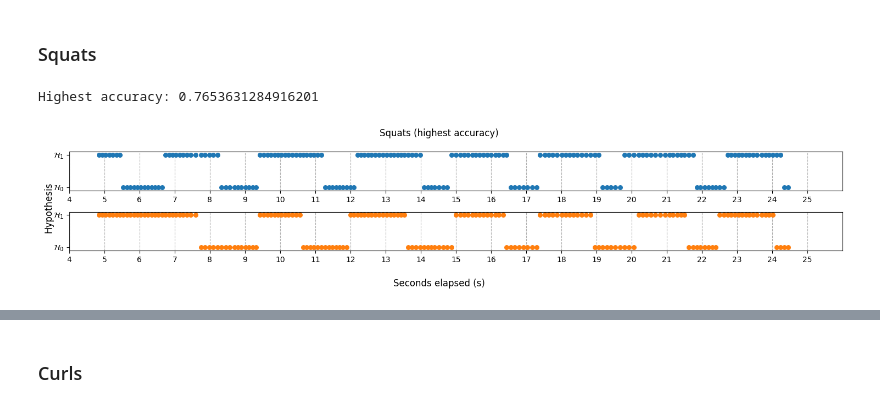
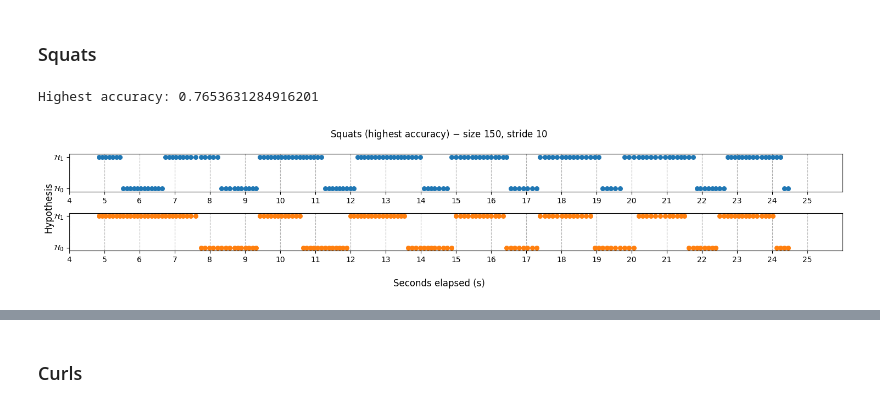
Before and after one commit to sjb296/linear-motion-detection, a Jupyter notebook: main.ipynb, the cells around one changed output, grey strips where cells are left out. Drawn from its saved outputs; the diff is of its cells as text; code cells hidden in the pictures.

```diff
--- a/main.ipynb
+++ b/main.ipynb
@@ -1593,19 +1593,19 @@ plot_class_metrics(
 # %%
 # Highest accuracy
 print(f"Highest accuracy: {np.max(squat_150_10_accs_arr)}")
 side_by_side_hyps(
     squat_df_trim_s10["seconds_elapsed"][:len(squat_Ts_150_10)],
     squat_150_10_hyp_sets[np.argmax(squat_150_10_accs_arr)],
     squat_df_trim_s10["hypothesis"][:len(squat_Ts_150_10)],
     4,
     26,
     s=dot_size
 )
-plt.suptitle("Squats (highest accuracy)")
+plt.suptitle("Squats (highest accuracy) $-$ size 150, stride 10")
 plt.tight_layout()
 # %% [output]
 Highest accuracy: 0.7653631284916201
-[figure, old version]
+[figure, new version]
 # %%
 # Octa plot
 hyps_octa_plot(
```
Also changed, not shown: parts of 28 cells of this notebook, 2 other files.
